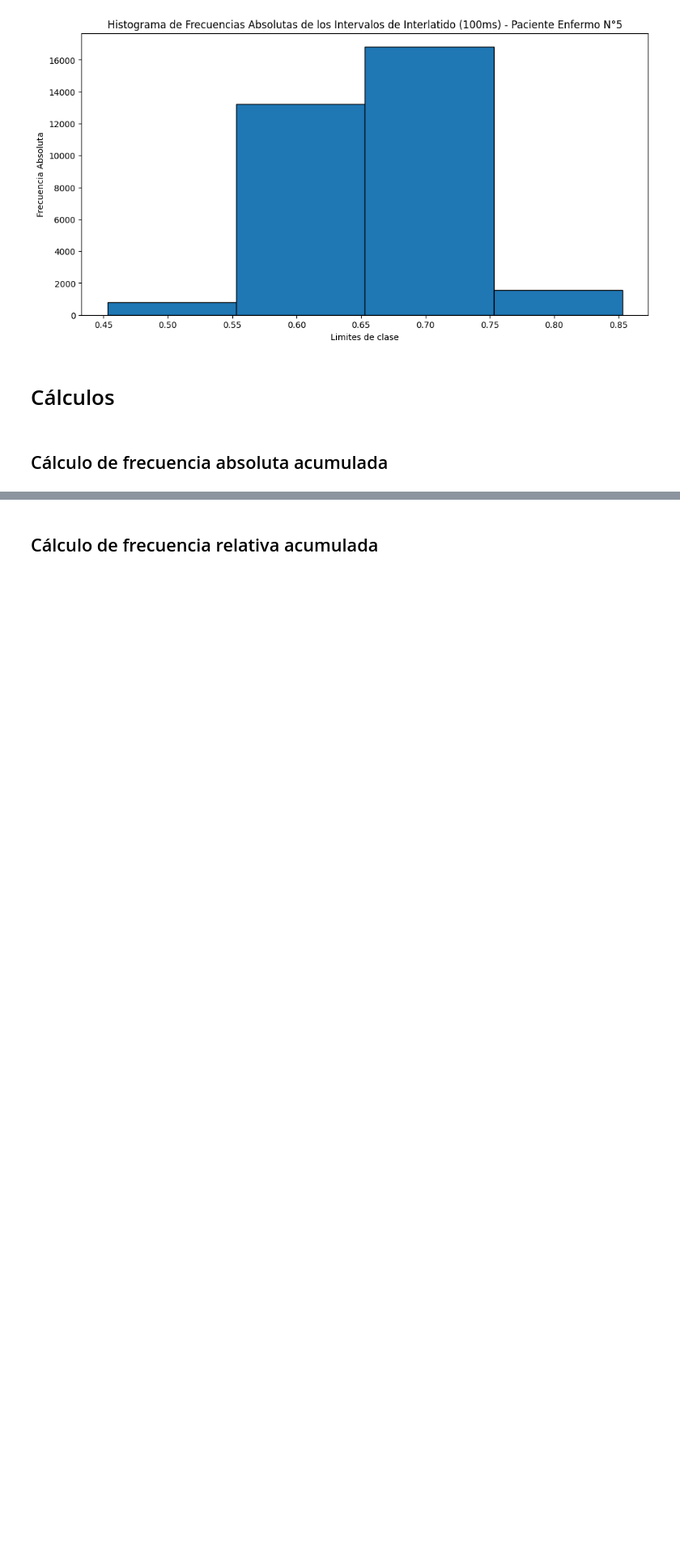
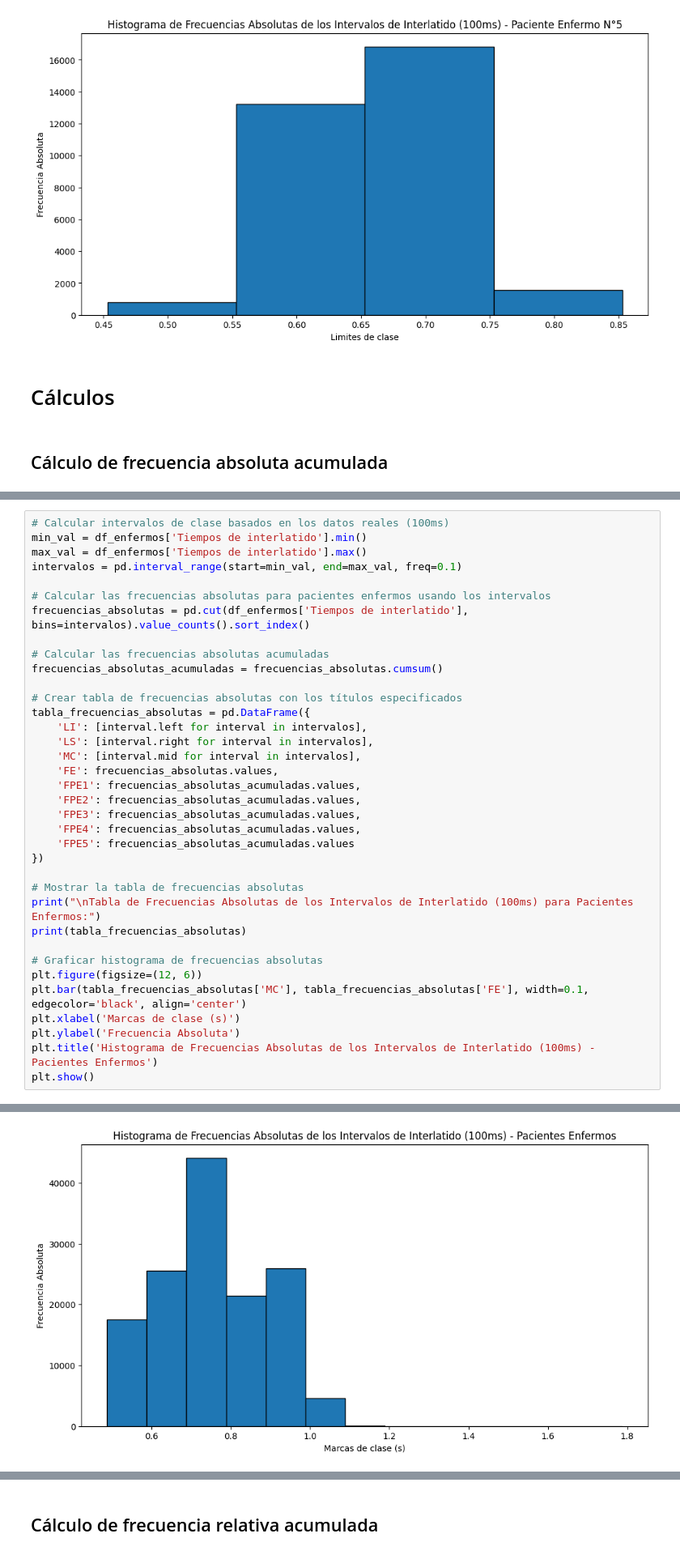
Before and after one commit to ThonnyRG/pacientes_enfermos_y_sanos_analisis, a Jupyter notebook: DATOS_BIOESTADÍSTICOS.ipynb, the cells around one changed output, grey strips where cells are left out. Shown at 81% size. Cells and saved outputs as stored; diff of their text form; blank space fills up the shorter version.

```diff
--- a/DATOS_BIOESTADÍSTICOS.ipynb
+++ b/DATOS_BIOESTADÍSTICOS.ipynb
@@ -1291,0 +1294,37 @@ Datos del paciente N°5:
+# %%
+# Calcular intervalos de clase basados en los datos reales (100ms)
+min_val = df_enfermos['Tiempos de interlatido'].min()
+max_val = df_enfermos['Tiempos de interlatido'].max()
+intervalos = pd.interval_range(start=min_val, end=max_val, freq=0.1)
+
+# Calcular las frecuencias absolutas para pacientes enfermos usando los intervalos
+frecuencias_absolutas = pd.cut(df_enfermos['Tiempos de interlatido'], bins=intervalos).value_counts().sort_index()
+
+# Calcular las frecuencias absolutas acumuladas
+frecuencias_absolutas_acumuladas = frecuencias_absolutas.cumsum()
+
+# Crear tabla de frecuencias absolutas con los títulos especificados
+tabla_frecuencias_absolutas = pd.DataFrame({
+    'LI': [interval.left for interval in intervalos],
+    'LS': [interval.right for interval in intervalos],
+    'MC': [interval.mid for interval in intervalos],
+    'FE': frecuencias_absolutas.values,
+    'FPE1': frecuencias_absolutas_acumuladas.values,
+    'FPE2': frecuencias_absolutas_acumuladas.values,
+    'FPE3': frecuencias_absolutas_acumuladas.values,
+    'FPE4': frecuencias_absolutas_acumuladas.values,
+    'FPE5': frecuencias_absolutas_acumuladas.values
+})
+
+# Mostrar la tabla de frecuencias absolutas
+print("\nTabla de Frecuencias Absolutas de los Intervalos de Interlatido (100ms) para Pacientes Enfermos:")
+print(tabla_frecuencias_absolutas)
+
+# Graficar histograma de frecuencias absolutas
+plt.figure(figsize=(12, 6))
+plt.bar(tabla_frecuencias_absolutas['MC'], tabla_frecuencias_absolutas['FE'], width=0.1, edgecolor='black', align='center')
+plt.xlabel('Marcas de clase (s)')
+plt.ylabel('Frecuencia Absoluta')
+plt.title('Histograma de Frecuencias Absolutas de los Intervalos de Interlatido (100ms) - Pacientes Enfermos')
+plt.show()
+# %% [output]
@@ -1291,0 +1346 @@ Datos del paciente N°5:
+[figure, added]
```
Also changed, not shown: parts of 10 cells of this notebook.
